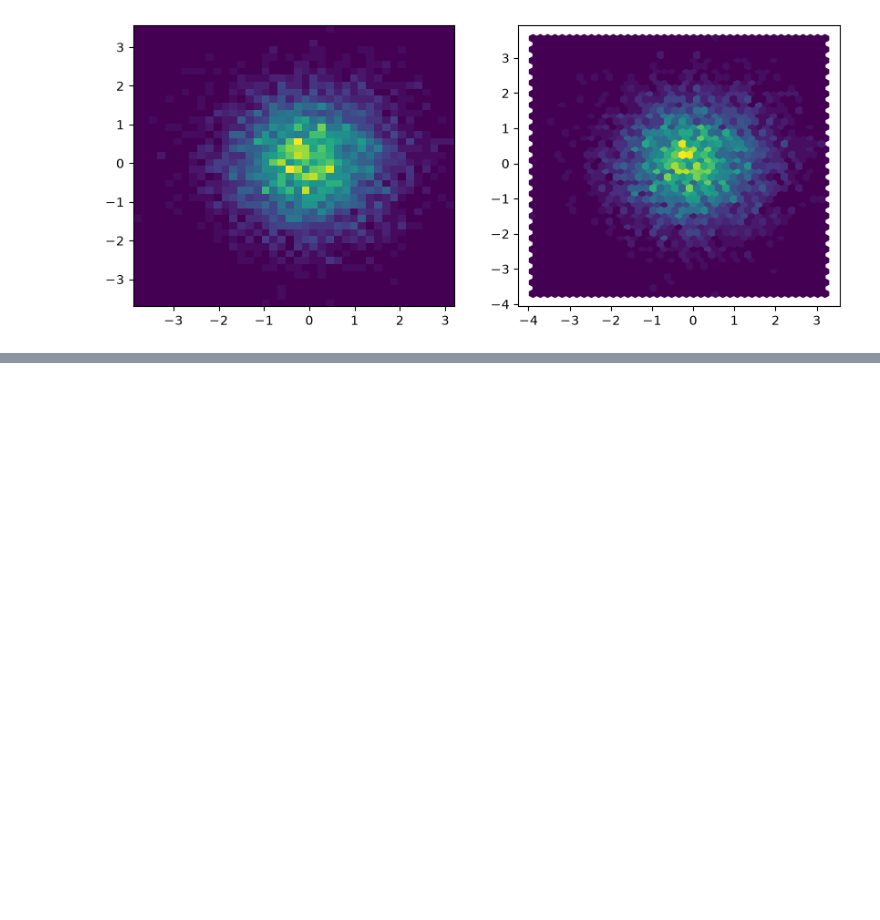
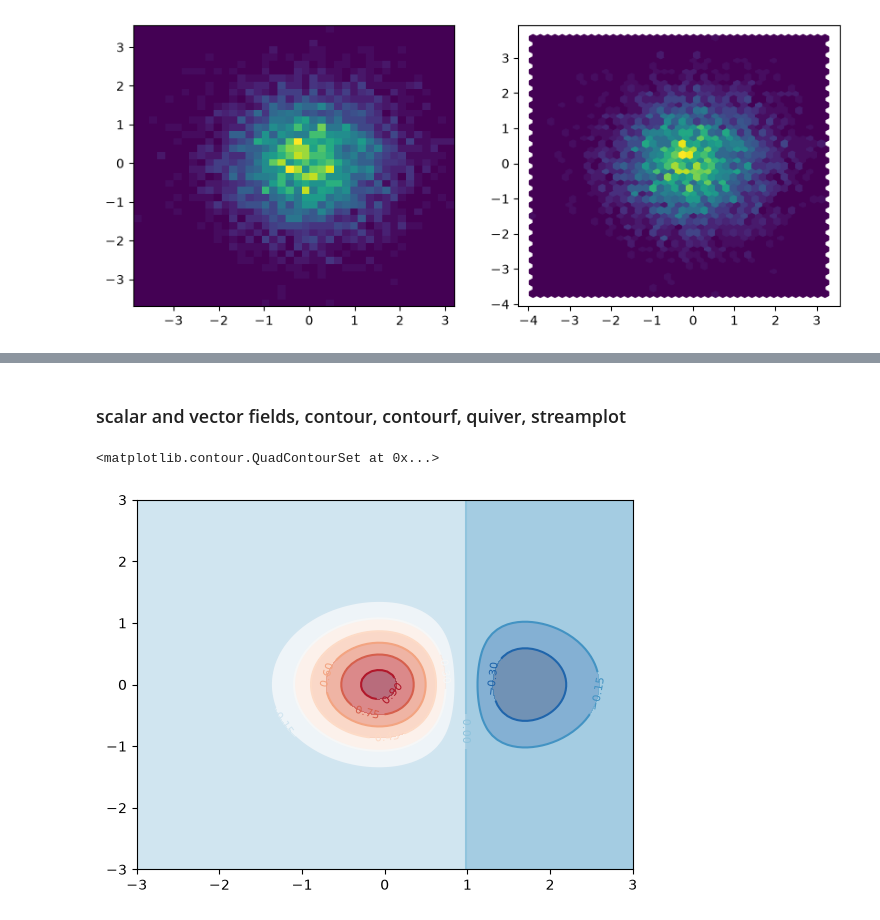
Before and after one commit to ImadElMaftouhi/Machine-learning, a Jupyter notebook: fundamentals/matplotlib/note.ipynb, the cells around one changed output, grey strips where cells are left out. Cells and saved outputs as stored; diff of their text form; code cells hidden in the pictures; blank space fills up the shorter version.

```diff
--- a/fundamentals/matplotlib/note.ipynb
+++ b/fundamentals/matplotlib/note.ipynb
@@ -412,0 +430,15 @@ axes[1].hexbin(x, y3, gridsize=40, cmap="viridis")
+# %% [markdown]
+### scalar and vector fields, contour, contourf, quiver, streamplot
+# %%
+## contour draws iso-lines of a scalar field and contourf fills between them; combining the two, filled at low alpha with labeled lines on top, reads better than either alone. clabel annotates the lines inline, and explicit levels are essential when comparing panels, because automatic level selection differs between them.
+
+X, Y = np.meshgrid(np.linspace(-3, 3, 100), np.linspace(-3, 3, 100))
+Z = np.exp(-(X**2 + Y**2)) - 0.5 * np.exp(-((X - 1.5)**2 + Y**2))
+
+fig, ax = plt.subplots()
+cs = ax.contour(X, Y, Z, levels=12, cmap="RdBu_r")
+ax.clabel(cs, inline=True, fontsize=8)
+ax.contourf(X, Y, Z, levels=12, cmap="RdBu_r", alpha=0.6)
+# %% [output]
+<matplotlib.contour.QuadContourSet at 0x...>
+[figure, added]
```
Also changed, not shown: parts of 3 cells of this notebook.
